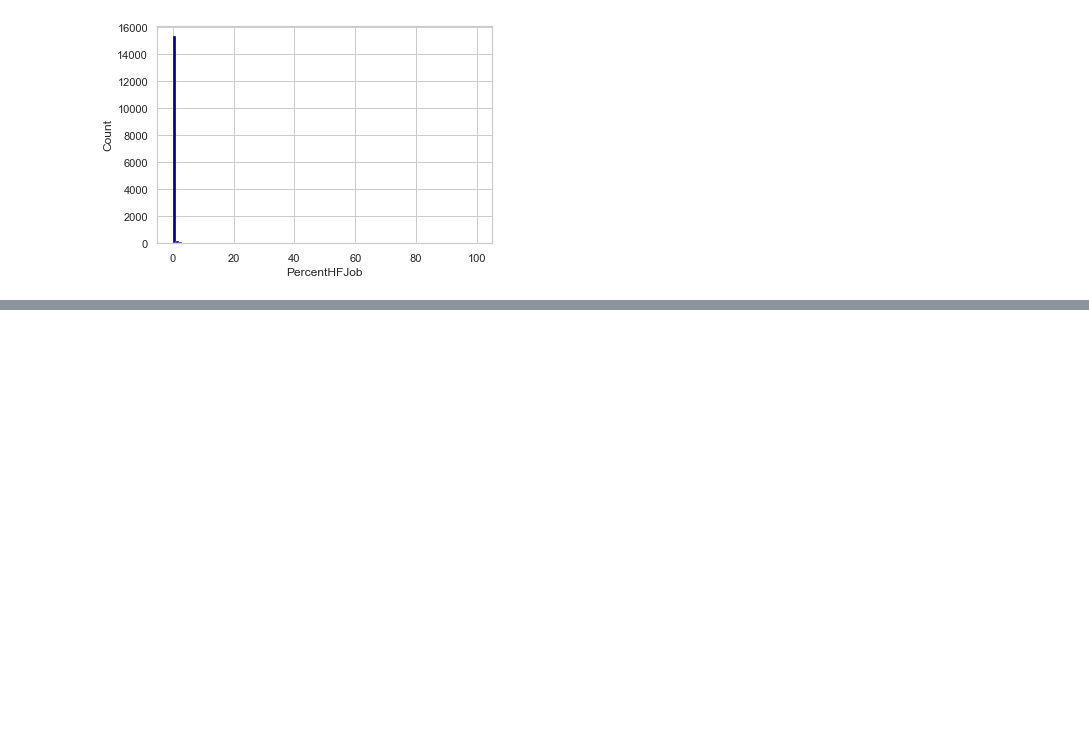
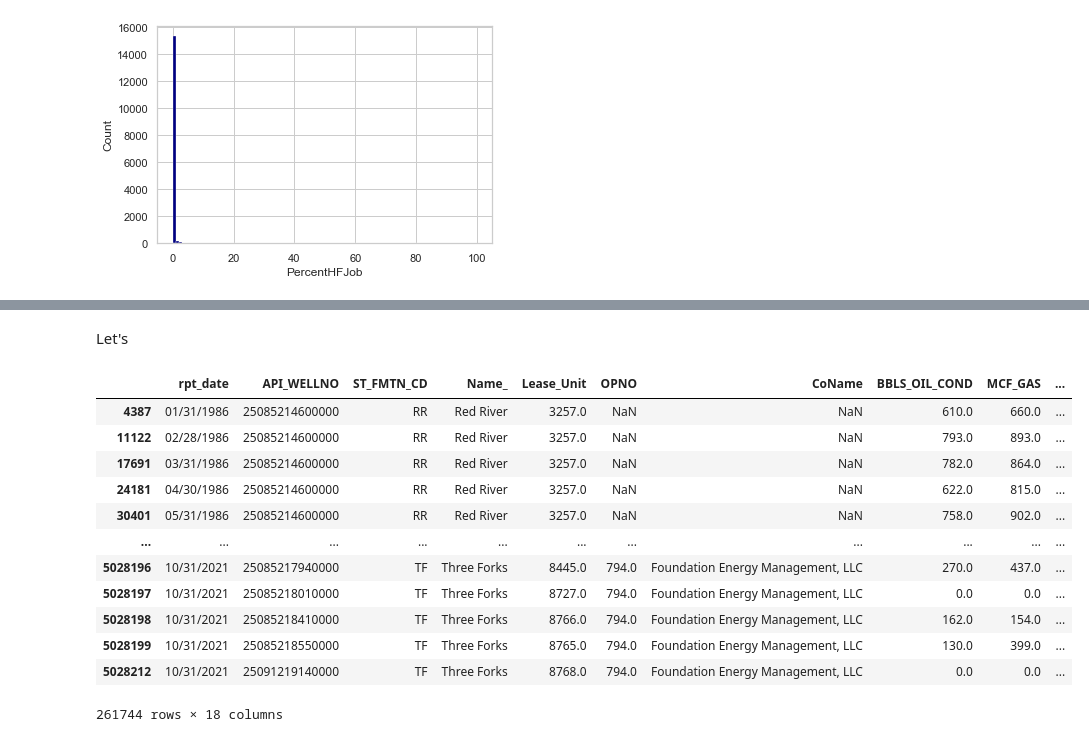
Before and after one commit to jromani-ds/MT_Oil, a Jupyter notebook: DataCollection.ipynb, the cells around one changed output, grey strips where cells are left out. Cells and saved outputs as stored; diff of their text form; code cells hidden in the pictures; blank space fills up the shorter version.

```diff
--- a/DataCollection.ipynb
+++ b/DataCollection.ipynb
@@ -371,0 +376,7 @@ sns.histplot(data = FracFocusRegistry_df_MT
+# %%
+hz_wells_prod['BOE'] = hz_wells_prod['BBLS_OIL_COND'] + hz_wells_prod['MCF_GAS']/5.8 #get total bbls of oil equivalent
+
+hz_wells_prod['5yr_BOE'] = hz_wells_prod.groupby('API_WELLNO')['BOE'].transform(lambda x: x.head(60).sum())
+hz_wells_prod['5yr_days'] = hz_wells_prod.groupby('API_WELLNO')['DAYS_PROD'].transform(lambda x: x.head(60).sum())
+hz_wells_prod['BOE_day'] = hz_wells_prod['5yr_BOE'] /hz_wells_prod['5yr_days']
+hz_wells_prod=hz_wells_prod[hz_wells_prod['5yr_days']>900]
@@ -371,0 +404,18 @@ sns.histplot(data = FracFocusRegistry_df_MT
+# %% [markdown]
+Let's
+# %%
+hz_wells_prod
+# %% [output]
+|  | rpt_date | API_WELLNO | ST_FMTN_CD | Name_ | Lease_Unit | OPNO | CoName | BBLS_OIL_COND | MCF_GAS | ... |
+| 4387 | 01/31/1986 | 25085214600000 | RR | Red River | 3257.0 | NaN | NaN | 610.0 | 660.0 | ... |
+| 11122 | 02/28/1986 | 25085214600000 | RR | Red River | 3257.0 | NaN | NaN | 793.0 | 893.0 | ... |
+| 17691 | 03/31/1986 | 25085214600000 | RR | Red River | 3257.0 | NaN | NaN | 782.0 | 864.0 | ... |
+| 24181 | 04/30/1986 | 25085214600000 | RR | Red River | 3257.0 | NaN | NaN | 622.0 | 815.0 | ... |
+| 30401 | 05/31/1986 | 25085214600000 | RR | Red River | 3257.0 | NaN | NaN | 758.0 | 902.0 | ... |
+| ... | ... | ... | ... | ... | ... | ... | ... | ... | ... | ... |
+| 5028196 | 10/31/2021 | 25085217940000 | TF | Three Forks | 8445.0 | 794.0 | Foundation Energy Management, LLC | 270.0 | 437.0 | ... |
+| 5028197 | 10/31/2021 | 25085218010000 | TF | Three Forks | 8727.0 | 794.0 | Foundation Energy Management, LLC | 0.0 | 0.0 | ... |
+| 5028198 | 10/31/2021 | 25085218410000 | TF | Three Forks | 8766.0 | 794.0 | Foundation Energy Management, LLC | 162.0 | 154.0 | ... |
+| 5028199 | 10/31/2021 | 25085218550000 | TF | Three Forks | 8765.0 | 794.0 | Foundation Energy Management, LLC | 130.0 | 399.0 | ... |
+| 5028212 | 10/31/2021 | 25091219140000 | TF | Three Forks | 8768.0 | 794.0 | Foundation Energy Management, LLC | 0.0 | 0.0 | ... |
+261744 rows × 18 columns
```
Also changed, not shown: parts of 2 cells of this notebook.
